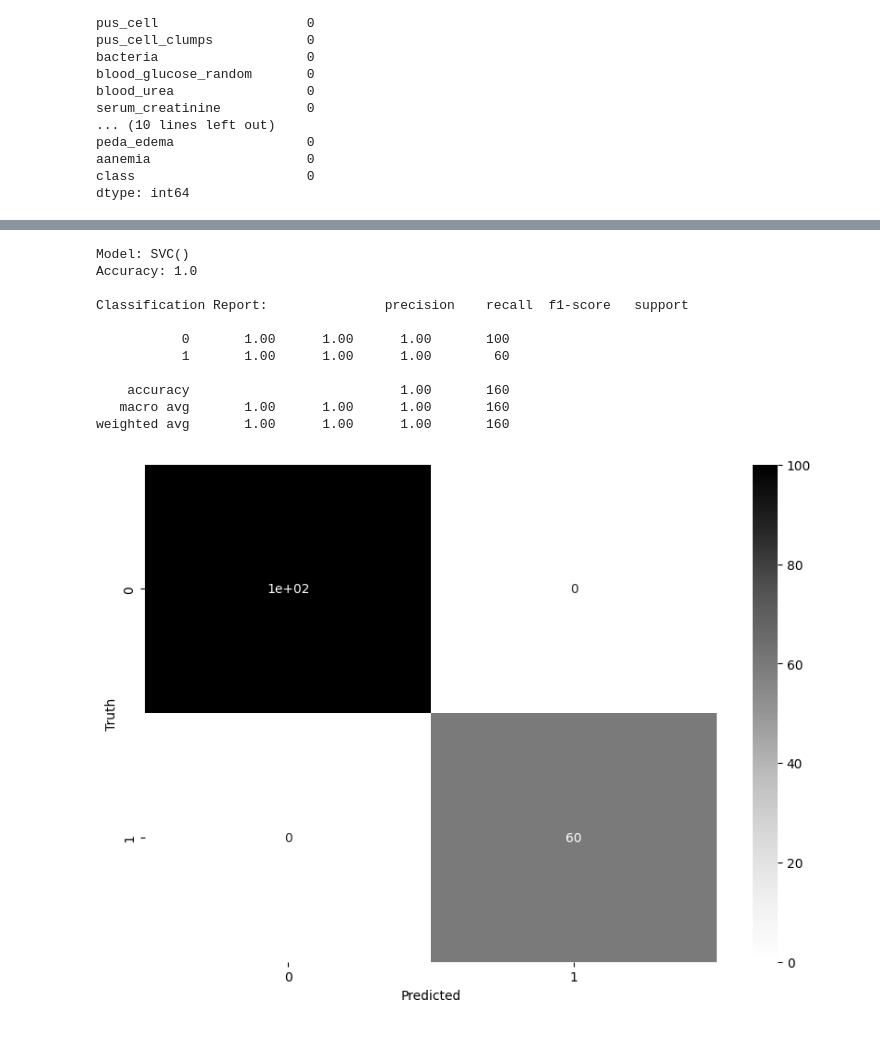
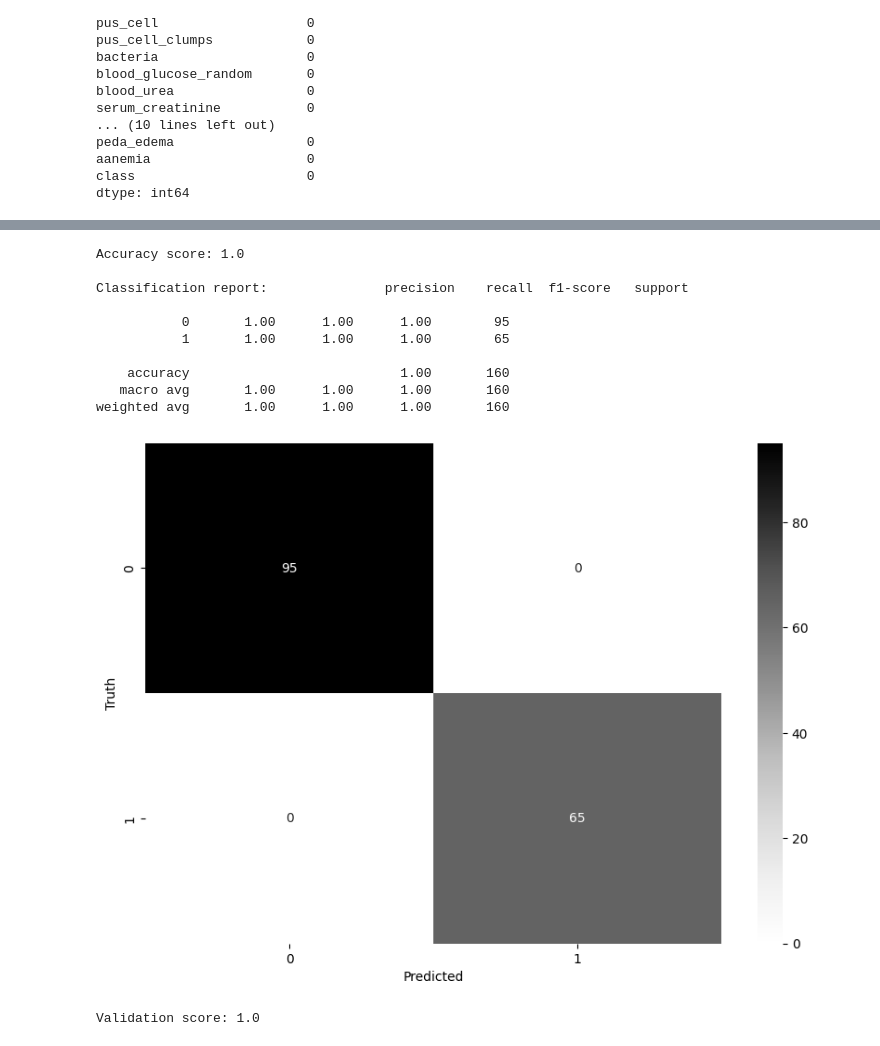
Before and after one commit to jaywyawhare/Kidney-Disease, a Jupyter notebook: notebook/Notebook-1.ipynb, the cells around one changed output, grey strips where cells are left out. Drawn from its saved outputs; the diff is of its cells as text; code cells hidden in the pictures.

```diff
--- a/notebook/Notebook-1.ipynb
+++ b/notebook/Notebook-1.ipynb
@@ -218,23 +176,23 @@ X_train = scaler.fit_transform(X_train)
 X_test = scaler.transform(X_test)
 X_validation = scaler.transform(X_validation)
 # %%
-# create a function to run models
-def run_model(model, X_train, y_train, X_test, y_test):
+def run_model(model, X_train, y_train, X_test, y_test, X_validation, y_validation):
     model.fit(X_train, y_train)
     y_pred = model.predict(X_test)
-    print(f"Model: {model}")
-    print(f"Accuracy: {accuracy_score(y_test, y_pred)}")
+    print(f"Accuracy score: {accuracy_score(y_test, y_pred)}")
     print()
-    print(f"Classification Report: {classification_report(y_test, y_pred)}")
-    print()
+    print(f"Classification report: {classification_report(y_test, y_pred)}")
     cm = confusion_matrix(y_test, y_pred)
+    # print(cm)
     plt.figure(figsize=(10, 7))
     sns.heatmap(cm, annot=True, cmap='Greys')
     plt.xlabel('Predicted')
     plt.ylabel('Truth')
     plt.show()
+    print()
+    print(f"Validation score: {model.score(X_validation, y_validation)}")
 # %%
 # run logistic regression
 log_reg = LogisticRegression()
-run_model(log_reg, X_train, y_train, X_test, y_test)
+run_model(log_reg, X_train, y_train, X_test, y_test, X_validation, y_validation)
 # %% [output]
@@ -253,5 +211,5 @@ weighted avg       1.00      1.00      1.00       160
 # %%
 # run random forest
 rf = RandomForestClassifier()
-run_model(rf, X_train, y_train, X_test, y_test)
+run_model(rf, X_train, y_train, X_test, y_test, X_validation, y_validation)
 # %% [output]
@@ -270,5 +228,5 @@ weighted avg       1.00      1.00      1.00       160
 # %%
 # run decision tree
 dt = DecisionTreeClassifier()
-run_model(dt, X_train, y_train, X_test, y_test)
+run_model(dt, X_train, y_train, X_test, y_test, X_validation, y_validation)
 # %% [output]
@@ -287,20 +245,20 @@ weighted avg       1.00      1.00      1.00       160
 # %%
 # run support vector machine
 svm = SVC()
-run_model(svm, X_train, y_train, X_test, y_test)
+run_model(svm, X_train, y_train, X_test, y_test, X_validation, y_validation)
 # %% [output]
-Model: SVC()
-Accuracy: 1.0
+Accuracy score: 1.0
 
-Classification Report:               precision    recall  f1-score   support
+Classification report:               precision    recall  f1-score   support
 
-           0       1.00      1.00      1.00       100
-           1       1.00      1.00      1.00        60
+           0       1.00      1.00      1.00        95
+           1       1.00      1.00      1.00        65
 
     accuracy                           1.00       160
    macro avg       1.00      1.00      1.00       160
 weighted avg       1.00      1.00      1.00       160
-[figure, old version]
+[figure, new version]
+Validation score: 1.0
 # %%
 # run k-nearest neighbors
 knn = KNeighborsClassifier()
```
Also changed, not shown: parts of 14 cells of this notebook, 1 other file.
